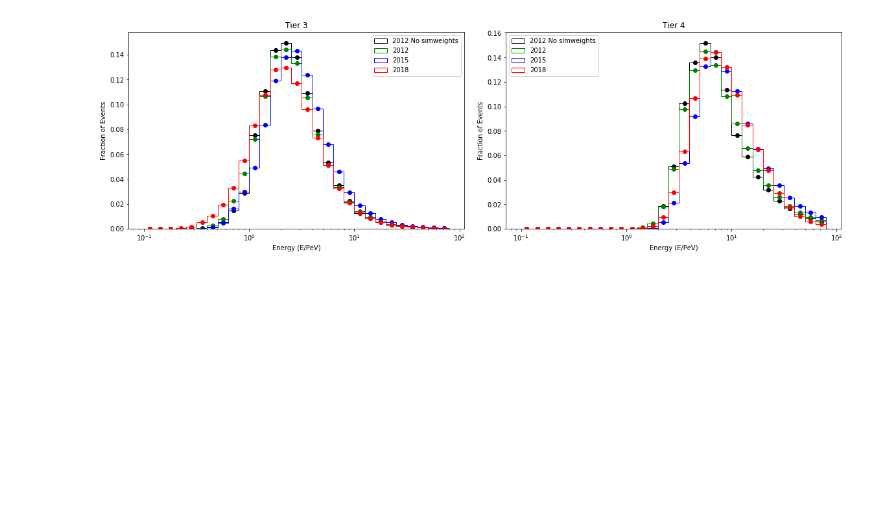
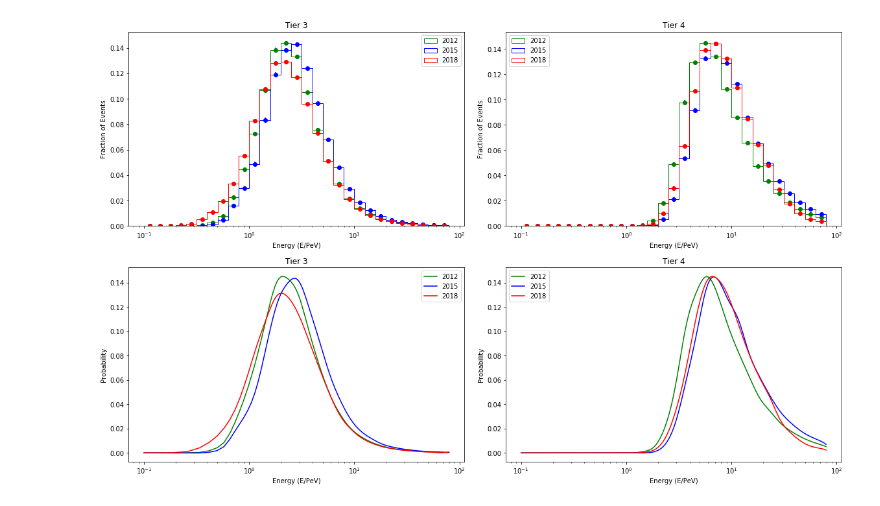
Before and after one commit to RajwolChapagain/Cosmic-Ray-Anisotropy-Analysis, a Jupyter notebook: 03_sim_study/compare_graphs.ipynb, the cells around one changed output. Cells and saved outputs as stored; diff of their text form; code cells hidden in the pictures; blank space fills up the shorter version.

```diff
--- a/03_sim_study/compare_graphs.ipynb
+++ b/03_sim_study/compare_graphs.ipynb
@@ -10,12 +14,13 @@ from scipy.stats import ks_2samp
 from ang_res_funcs import *
 # %%
 PARENT_DIRECTORY = '/data/ana/CosmicRay/Anisotropy/IceTop/twelve_year/03_sim_study'
-DIRECTS = [f'{PARENT_DIRECTORY}/IT81-2012_orig', f'{PARENT_DIRECTORY}/IT81-2012', f'{PARENT_DIRECTORY}/IT81-2015', f'{PARENT_DIRECTORY}/IT81-2018']
-COLORS = ['black', 'green', 'blue', 'red']
-LABELS = ['2012 No simweights', '2012', '2015', '2018']
+DIRECTS = [f'{PARENT_DIRECTORY}/IT81-2012', f'{PARENT_DIRECTORY}/IT81-2015', f'{PARENT_DIRECTORY}/IT81-2018']
+COLORS = ['green', 'blue', 'red']
+LABELS = ['2012', '2015', '2018']
 # %%
-histograms = plt.figure(figsize=(16, 5), constrained_layout=True)
-hist_array = histograms.subplots(1, 2, squeeze=False)
+# Initialize histogram array
+histograms = plt.figure(figsize=(16, 10), constrained_layout=True)
+hist_array = histograms.subplots(2, 2, squeeze=False)
 
 hist_array[0,0].set_title('Tier 3')
 hist_array[0,0].semilogx()
@@ -27,11 +32,22 @@ hist_array[0,1].semilogx()
 hist_array[0,1].set_ylabel('Fraction of Events')
 hist_array[0,1].set_xlabel('Energy (E/PeV)')
 
+hist_array[1,0].set_title('Tier 3')
+hist_array[1,0].semilogx()
+hist_array[1,0].set_ylabel('Probability')
+hist_array[1,0].set_xlabel('Energy (E/PeV)')
+
+hist_array[1,1].set_title('Tier 4')
+hist_array[1,1].semilogx()
+hist_array[1,1].set_ylabel('Probability')
+hist_array[1,1].set_xlabel('Energy (E/PeV)')
+
 # Initialize lists to store data for KS test
 all_hist_t3 = []
 all_hist_t4 = []
 
 for i, DIRECT in enumerate(DIRECTS):
+    # Load energy and weight arrays
     mc_en_p_t3 = np.load(DIRECT +'/Proton-T3-MC-Energy.npy')
     mc_en_he_t3 = np.load(DIRECT +'/Helium-T3-MC-Energy.npy')
     mc_en_o_t3 = np.load(DIRECT +'/Oxygen-T3-MC-Energy.npy')
@@ -52,53 +68,74 @@ for i, DIRECT in enumerate(DIRECTS):
     mc_w_o_t4 = np.load(DIRECT +'/Oxygen-T4-MC-Weights.npy')
     mc_w_fe_t4 = np.load(DIRECT +'/Iron-T4-MC-Weights.npy')
 
+    # Concatenate arrays
     mc_en_t3 = np.concatenate((mc_en_p_t3, mc_en_he_t3, mc_en_o_t3, mc_en_fe_t3), axis=None)
     mc_en_t4 = np.concatenate((mc_en_p_t4, mc_en_he_t4, mc_en_o_t4, mc_en_fe_t4), axis=None)
 
     mc_w_t3 = np.concatenate((mc_w_p_t3, mc_w_he_t3, mc_w_o_t3, mc_w_fe_t3), axis=None)
     mc_w_t4 = np.concatenate((mc_w_p_t4, mc_w_he_t4, mc_w_o_t4, mc_w_fe_t4), axis=None)
 
+    # Define bins for histogram and scale (to convert from GeV to PeV)
     bins = 10**(np.arange(-1,2,.1))
     scale = 10**-6
 
+    ######################################## Tier 3 Fraction ########################################
+
     hist_t3, bin_edges_t3 = np.histogram(mc_en_t3 * scale, bins=bins, weights=mc_w_t3 / sum(mc_w_t3))
     bin_centers_t3 = (bin_edges_t3[:-1] + bin_edges_t3[1:]) / 2
-    all_hist_t3.append(hist_t3)
-
     weighted_uncertainty_t3 = np.sqrt(np.histogram(mc_en_t3 * scale, bins=bins, weights=(mc_w_t3 / sum(mc_w_t3))**2)[0])
 
-    print(weighted_uncertainty_t3)
-
     hist_array[0,0].hist(mc_en_t3*scale, bins, weights=mc_w_t3/sum(mc_w_t3), histtype="step", linestyle="solid", color=COLORS[i], label=LABELS[i])
-    hist_array[0, 0].errorbar(bin_centers_t3, hist_t3, yerr=weighted_uncertainty_t3, fmt='o', color=COLORS[i])
+    hist_array[0,0].errorbar(bin_centers_t3, hist_t3, yerr=weighted_uncertainty_t3, fmt='o', color=COLORS[i])
     hist_array[0,0].legend(loc='upper right')
 
+    ######################################## Tier 4 Fraction ########################################
     hist_t4, bin_edges_t4 = np.histogram(mc_en_t4 * scale, bins=bins, weights=mc_w_t4 / sum(mc_w_t4))
     bin_centers_t4 = (bin_edges_t4[:-1] + bin_edges_t4[1:]) / 2
-    all_hist_t4.append(hist_t4)
-
     weighted_uncertainty_t4 = np.sqrt(np.histogram(mc_en_t4*scale, bins=bins, weights=(mc_w_t4 / sum(mc_w_t4))**2)[0])
 
     hist_array[0,1].hist(mc_en_t4*scale, bins, weights=mc_w_t4/sum(mc_w_t4), histtype="step", linestyle="solid", color=COLORS[i], label=LABELS[i])
-    hist_array[0, 1].errorbar(bin_centers_t4, hist_t4, yerr=weighted_uncertainty_t4, fmt='o', color=COLORS[i])
+    hist_array[0,1].errorbar(bin_centers_t4, hist_t4, yerr=weighted_uncertainty_t4, fmt='o', color=COLORS[i])
     hist_array[0,1].legend(loc='upper left')
 
-    if i == len(DIRECTS) - 1:
-        plt.show()
+    # Define the number of x (energy) values to generate from the Probability Distribution Function.
+    # This determines the pool of values that can be sampled from in the KS Test
+    NUM_X_VALUES = 1000
 
-# KS test for Tier 3
-print("KS Test Results for Tier 3:")
-for i in range(len(DIRECTS)):
-    for j in range(i + 1, len(DIRECTS)):
-        ks_stat, p_value = ks_2samp(all_hist_t3[i], all_hist_t3[j])
-        print(f"Between {LABELS[i]} and {LABELS[j]}: p-value = {p_value}")
+    # Define the number of samples to be chosen randomly using the Probability Distribution Function for the KS Test
+    NUM_SAMPLES = 300
 
-print()
+    ######################################## Tier 3 Probability ########################################
+    interp_function_t3 = interp1d(bin_centers_t3, hist_t3, kind='cubic', fill_value="extrapolate")
 
-# KS test for Tier 4
-print("KS Test Results for Tier 4:")
-for i in range(len(DIRECTS)):
-    for j in range(i + 1, len(DIRECTS)):
-        ks_stat, p_value = ks_2samp(all_hist_t4[i], all_hist_t4[j])
-        print(f"Between {LABELS[i]} and {LABELS[j]}: p-value = {p_value}")
+    # Generate x values for the continuous function
+    x_t3 = np.linspace(bin_edges_t3[0], bin_edges_t3[-1], NUM_X_VALUES)
+
+    # Get y values from the continuous function
+    y_t3 = interp_function_t3(x_t3)
+
+    hist_array[1,0].plot(x_t3, y_t3, label=LABELS[i], color=COLORS[i])
+    hist_array[1,0].legend(loc='upper right')
+
+    # Sample and append random energies to a list for KS Test
+    random_energies_t3 = choices(x_t3, y_t3, k=NUM_SAMPLES)
+    all_hist_t3.append(random_energies_t3)
+
+    ######################################## Tier 4 Probability ########################################
+    interp_function_t4 = interp1d(bin_centers_t4, hist_t4, kind='cubic', fill_value="extrapolate")
+
+    # Generate x values for the continuous function
+    x_t4 = np.linspace(bin_edges_t4[0], bin_edges_t4[-1], NUM_X_VALUES)
+
+    # Get y values from the continuous function
+    y_t4 = interp_function_t4(x_t4)
+
+    hist_array[1,1].plot(x_t4, y_t4, label=LABELS[i], color=COLORS[i])
+    hist_array[1,1].legend(loc='upper left')
+
+    # Sample and append random energies to a list for KS Test
+    random_energies_t4 = choices(x_t4, y_t4, k=NUM_SAMPLES)
+    all_hist_t4.append(random_energies_t4)
+
+plt.show()
 # %% [output]
@@ -122 +142 @@ for i in range(len(DIRECTS)):
-[figure, old version]
+[figure, new version]
```
Also changed, not shown: parts of 3 cells of this notebook.
